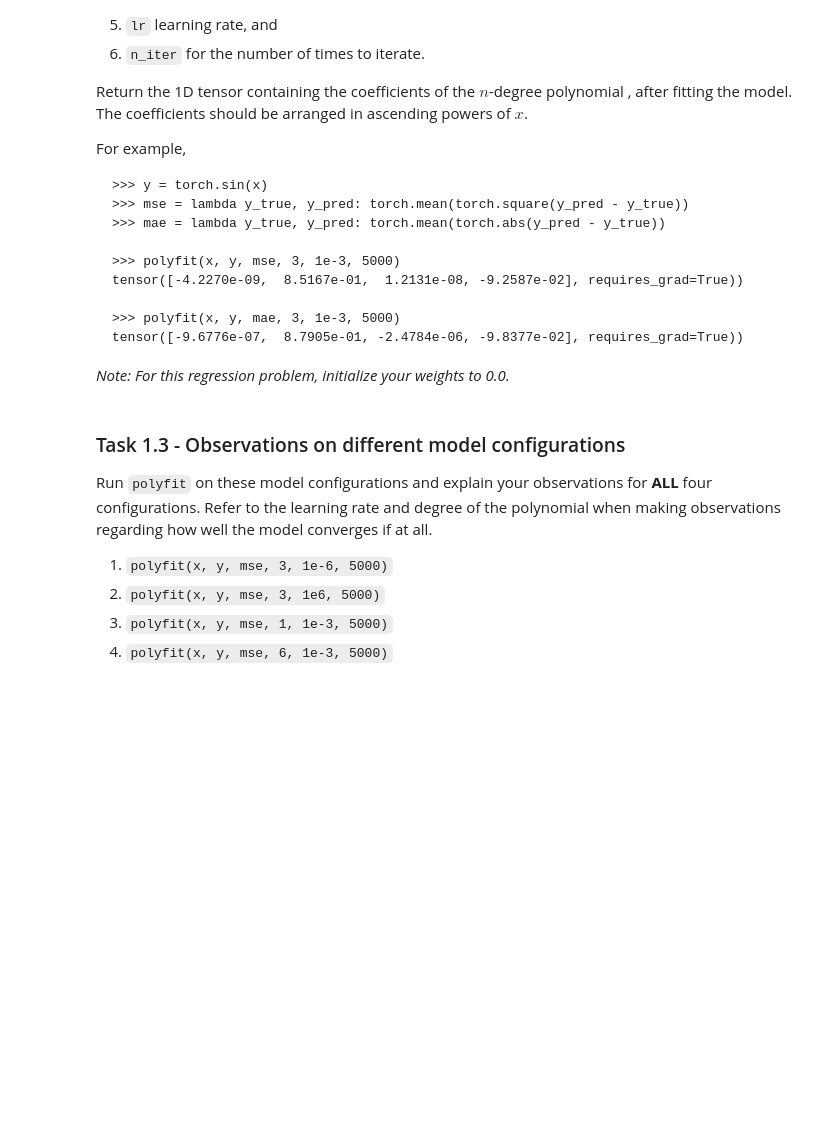
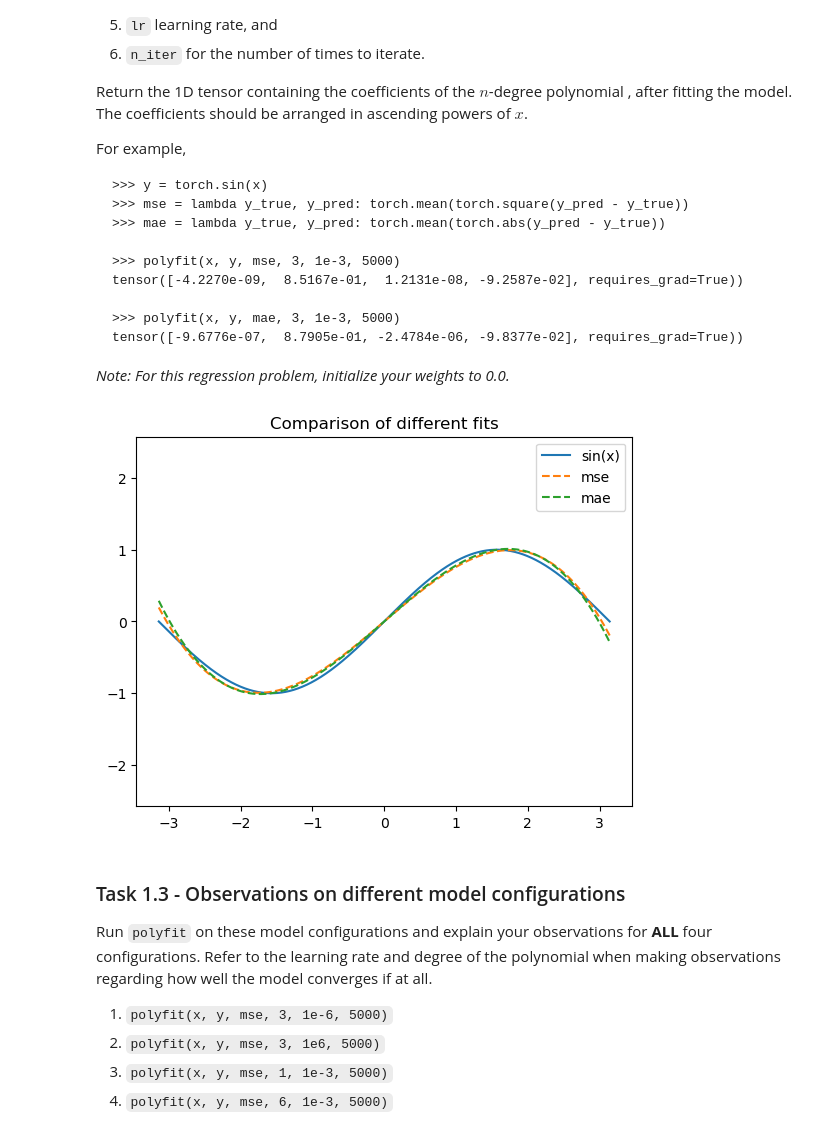
Before and after one commit to Ejento47/IntroToML, a Jupyter notebook: ps4/ps4.ipynb, the cells around one changed output. Saved outputs shown, nothing was run; the diff lists cells and outputs as text; code cells hidden in the pictures; blank space fills up the shorter version.

```diff
--- a/ps4/ps4.ipynb
+++ b/ps4/ps4.ipynb
@@ -264,7 +294,7 @@ tensor([-9.6776e-07,  8.7905e-01, -2.4784e-06, -9.8377e-02], requires_grad=True)
 
 *Note: For this regression problem, initialize your weights to 0.0.*
 # %%
-
+import time
 def polyfit(x: torch.Tensor, y: torch.Tensor, loss_fn: Callable, n: int, lr: float, n_iter: int):
     """
     Parameters
@@ -279,33 +309,52 @@ def polyfit(x: torch.Tensor, y: torch.Tensor, loss_fn: Callable, n: int, lr: flo
     Returns
     -------
         Near-optimal coefficients of the nth-degree polynomial as a tensor of shape (1, n+1) after `n_iter` epochs.
     """
     """ YOUR CODE HERE """
+    x = x.unsqueeze(1) # set shape to (n, 1)
+    w = torch.zeros(n + 1, requires_grad=True) # weights = 0, no need reshape because of broadcasting
+    d = torch.arange(0,n+1) # degree of polynomial x, 0 for constant
+    for _ in range(n_iter):
+        #forwards pass
+        y_pred = (x**d) @ w
+
+        #compute loss
+        loss = loss_fn(y, y_pred)
+
+        #backpropagation
+        loss.backward()
+        #update weights
+        with torch.no_grad():
+            w -= lr * w.grad
+            w.grad.zero_()
+    return w
     raise NotImplementedError
     """ YOUR CODE END HERE """
 
 x = torch.linspace(-math.pi, math.pi, 1000)
 
 # Original true values
 y = torch.sin(x)
 plt.plot(x, y, linestyle='solid', label='sin(x)')
 
 # MSE
 mse = lambda y_true, y_pred: torch.mean(torch.square(y_pred - y_true))
 a, b, c, d = polyfit(x, y, mse, 3, 1e-3, 5000)
 y_pred_mse = a + b * x + c * x ** 2 + d * x ** 3
 plt.plot(x, y_pred_mse.detach().numpy(), linestyle='dashed', label=f'mse')
 
 # MAE
 mae = lambda y_true, y_pred: torch.mean(torch.abs(y_pred - y_true))
 a, b, c, d = polyfit(x, y, mae, 3, 1e-3, 5000)
 y_pred_mae = a + b * x + c * x ** 2 + d * x ** 3
 plt.plot(x, y_pred_mae.detach().numpy(), linestyle='dashed', label=f'mae')
 
 plt.axis('equal')
 plt.title('Comparison of different fits')
 plt.legend()
 plt.show()
+# %% [output]
+[figure, added]
 # %%
 # Test cases
 x = torch.linspace(-math.pi, math.pi, 10)
```
Also changed, not shown: parts of 7 cells of this notebook.
